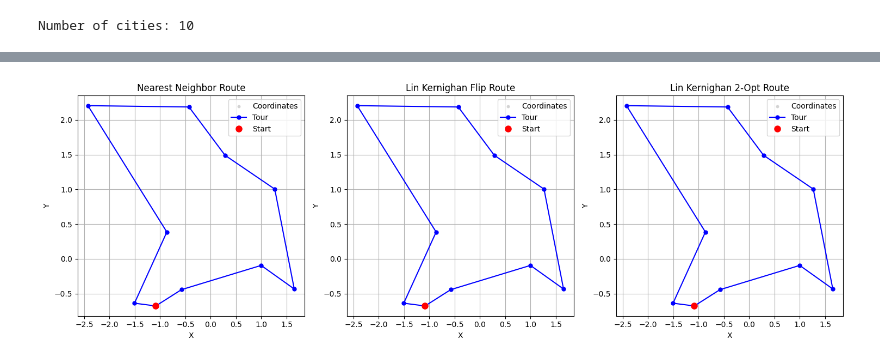
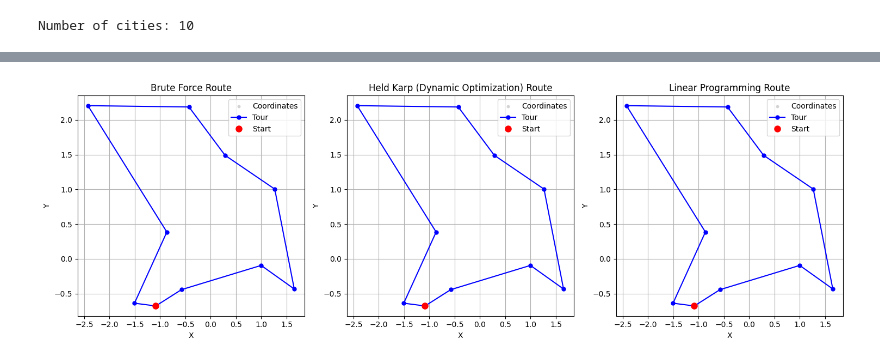
Before and after one commit to terryjiyao/TSP_benchmark_project, a Jupyter notebook: code/Exact_Comparison.ipynb, the cells around one changed output, grey strips where cells are left out. Drawn from its saved outputs; the diff is of its cells as text; code cells hidden in the pictures.

```diff
--- a/code/Exact_Comparison.ipynb
+++ b/code/Exact_Comparison.ipynb
@@ -28,34 +28,34 @@ Method: Linear Programming,  Time:  0.13201904296875 , Path Distance:  12.516978
 # %%
 def plot_route(ax, route, coordinates, method_name):
     coordinates = np.array(coordinates)
     x = coordinates[:, 0]
     y = coordinates[:, 1]
     route = np.array(route, dtype=int)
 
     # Plot the coordinates in a light color for clarity
     ax.scatter(x, y, color='lightgray', s=10, label="Coordinates")
 
     # Plot the route with a distinct color (e.g., blue) and a larger line width
     ax.plot(x[route], y[route], '-o', color='blue', label='Tour', markersize=5)
 
     # Highlight the start point with a different color (e.g., red)
     ax.plot(x[route[0]], y[route[0]], 'ro', markersize=8, label="Start")
 
     ax.set_title(f"{method_name} Route")
     ax.set_xlabel("X")
     ax.set_ylabel("Y")
     ax.legend()
     ax.grid(True)
 
 fig, axs = plt.subplots(1, 3, figsize=(15, 5))  # 1 row, 4 columns
 
 # Use the plot_route function for each subplot, passing the axes
-plot_route(axs[0], p1, coordinates, "Nearest Neighbor")
-plot_route(axs[1], p2, coordinates, "Lin Kernighan Flip")
-plot_route(axs[2], p3, coordinates, "Lin Kernighan 2-Opt")
+plot_route(axs[0], p1, coordinates, "Brute Force")
+plot_route(axs[1], p2, coordinates, "Held Karp (Dynamic Optimization)")
+plot_route(axs[2], p3, coordinates, "Linear Programming")
 
 # Adjust layout
 plt.tight_layout()
 plt.show()
 # %% [output]
-[figure, old version]
+[figure, new version]
```
Also changed, not shown: parts of 3 cells of this notebook, 2 other files.
